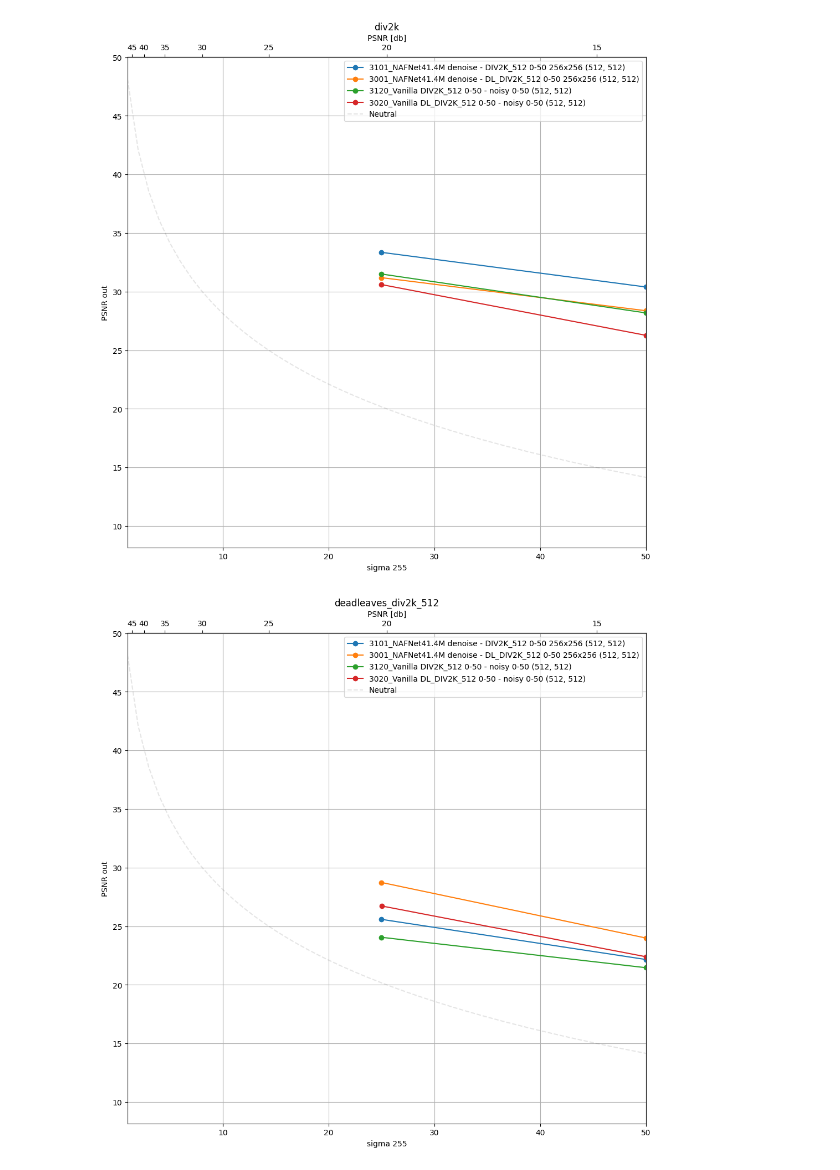
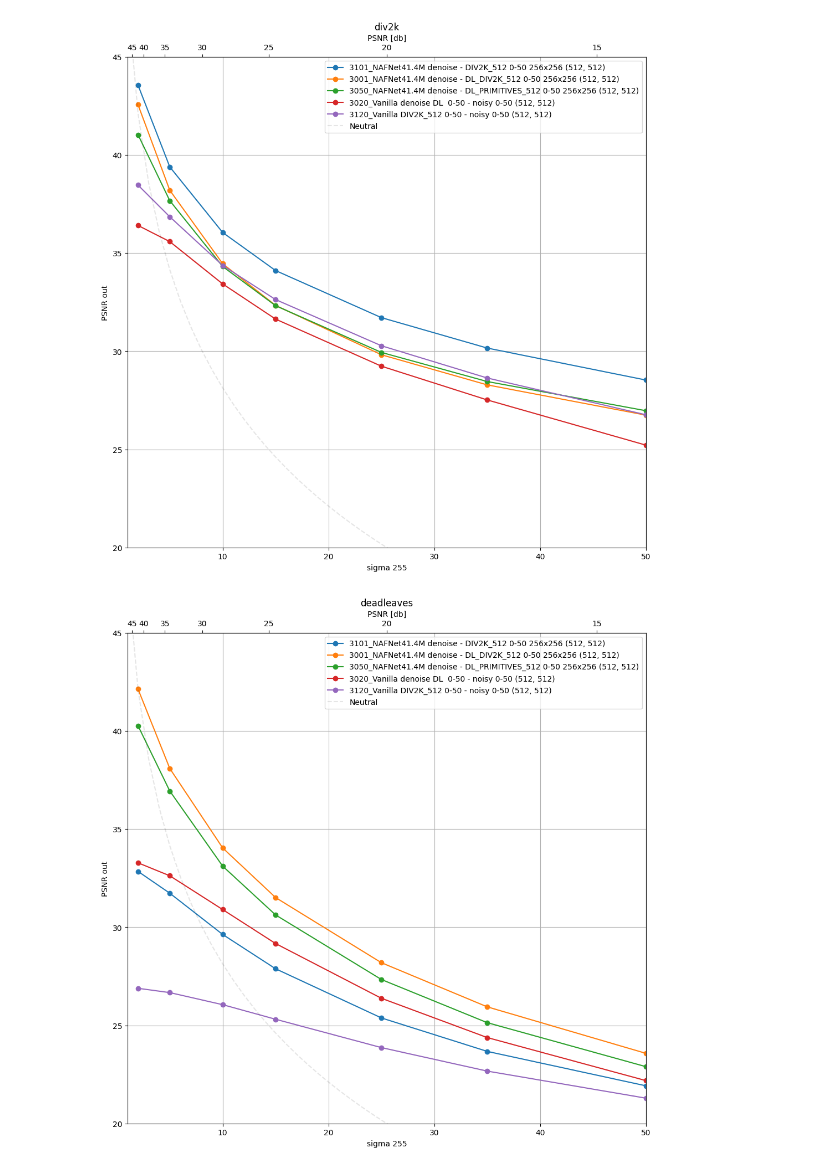
Before and after one commit to balthazarneveu/blind-deblurring-from-synthetic-data, a Jupyter notebook: scripts/quantitative_results.ipynb, the cells around one changed output. Drawn from its saved outputs; the diff is of its cells as text; code cells hidden in the pictures.

Commit message:
#32  metrics denoising

```diff
--- a/scripts/quantitative_results.ipynb
+++ b/scripts/quantitative_results.ipynb
@@ -10,3 +28,16 @@ import numpy as np
+# %%
+# 3001 = NafNet41M DL
+# 3101 = NafNet41M Div2k
+# 3050 = NafNet41M DL_Prim
+# 3020 = Vanilla DL
+# 3120 = Vanilla Div2k
+for dataset in [DATASET_DIV2K, DATASET_DL_DIV2K_512, DATASET_DL_EXTRAPRIMITIVES_DIV2K_512]:
+    inference_path = ROOT_DIR/"__quantitative_study_denoise_full"/dataset
+    inference_path_str = str(inference_path)
+    !python infer.py -e 3120 -o $inference_path_str -t metrics restored --size "512,512" --std-dev "2,2 5,5 10,10 25,25 50,50 80,80" -n 32 --dataset $dataset
+    # !python infer.py -e 3020 -o $inference_path_str -t metrics restored --size "512,512" --std-dev "2,2 5,5 10,10 25,25 50,50 80,80" -n 32 --dataset $dataset
+    # !python infer.py -e 3001 3101 3050 -o $inference_path_str -t metrics restored --size "512,512" --std-dev "2,2 5,5 10,10 25,25 50,50 80,80" -n 32 --dataset $dataset
+    # !python infer.py -e 3001 3101 3050 -o $inference_path_str -t metrics restored --size "512,512" --std-dev "15,15 35,35" -n 32 --dataset $dataset
 # %%
 # 3011, 3001, 3020, 3120
 for dataset in [DATASET_DIV2K, DATASET_DL_DIV2K_512]:
@@ -21,3 +52,18 @@ for dataset in [DATASET_DIV2K, DATASET_DL_DIV2K_512]:
     inference_path_str = str(inference_path)
     # !python infer.py -e 3001 3020 3120 -o $inference_path_str -t metrics restored --size "512,512" --std-dev "25,25 50,50" -n 4 --dataset $dataset
     !python infer.py -e 3101 -o $inference_path_str -t metrics restored --size "1024,512" --std-dev "25,25 50,50" -n 4 --dataset $dataset
+# %%
+%load_ext autoreload
+%autoreload 2
+# 3001 = NafNet41M DL
+# 3020 = Vanilla DL
+experiment_list_compare = [
+    3001, 3020,
+]
+for dataset in [DATASET_DL_DIV2K_512]:
+    inference_path = ROOT_DIR/"__quantitative_study_denoise_full_comparisons"/dataset
+    dir_inp =[(list(inference_path.glob(f"{exp:04d}_*"))[0], "*.csv") for exp in experiment_list_compare]
+    stats = plot_results(dir_inp, title=dataset.replace("_512", "").replace("_div2k", "").replace("_", " "), diff=False, ylim=(20 , 45))
+for k, val in stats.items():
+    print(k)
+    print(val)
@@ -24,12 +109,16 @@ for dataset in [DATASET_DIV2K, DATASET_DL_DIV2K_512]:
 # %%
+# 3001 = NafNet41M DL
+# 3101 = NafNet41M Div2k
+# 3050 = NafNet41M DL_Prim
+# 3020 = Vanilla DL
+# 3120 = Vanilla Div2k
 experiment_list_compare = [
-    3101, 3001,
-    3120, 3020
+    3101, 3020, 3001, 3050, 3120
 ]
-for dataset in [DATASET_DIV2K, DATASET_DL_DIV2K_512]:
-    inference_path = ROOT_DIR/"__quantitative_study"/dataset
+for dataset in [DATASET_DIV2K, DATASET_DL_DIV2K_512, DATASET_DL_EXTRAPRIMITIVES_DIV2K_512]:
+    inference_path = ROOT_DIR/"__quantitative_study_denoise_full_comparisons"/dataset
     dir_inp =[(list(inference_path.glob(f"{exp:04d}_*"))[0], "*.csv") for exp in experiment_list_compare]
-    plot_results(dir_inp, title=dataset, diff=False)
+    plot_results(dir_inp, title=dataset.replace("_512", "").replace("_div2k", "").replace("_", " "), diff=False, ylim=(20 , 45))
 # %% [output]
-[figure, old version]
+[figure, new version]
-[figure, old version]
+[figure, new version]
```
Also changed, not shown: parts of 6 cells of this notebook, 3 other files.
